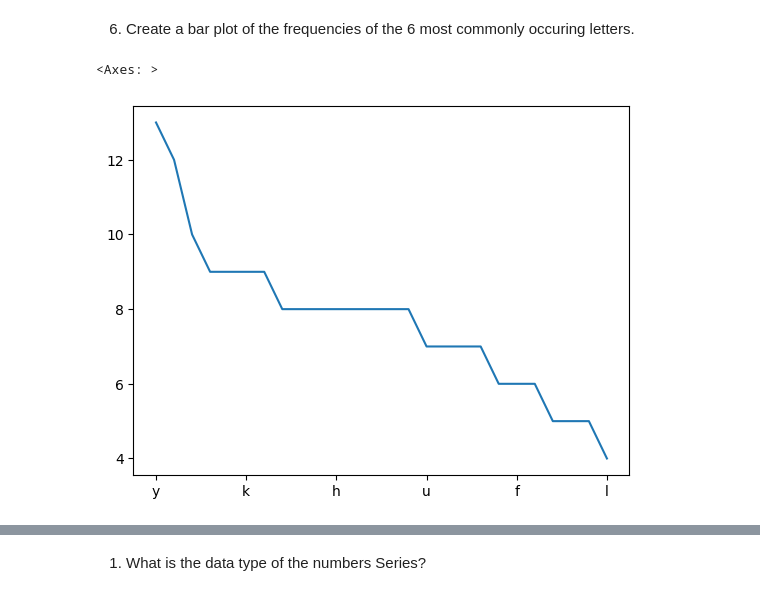
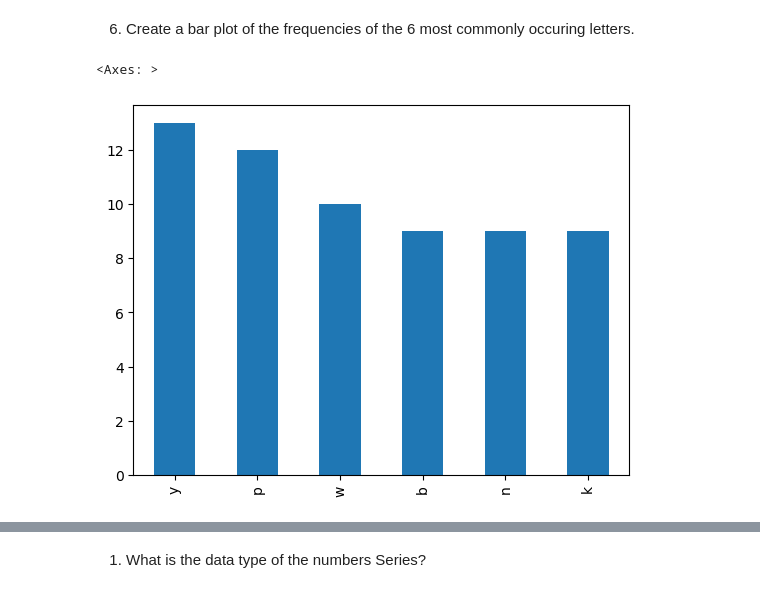
Before and after one commit to Alfred-W-S-Pirovits-Jr/numpy-pandas-visualization-exercises, a Jupyter notebook: pandas_series.ipynb, the cells around one changed output, grey strips where cells are left out. Saved outputs shown, nothing was run; the diff lists cells and outputs as text; code cells hidden in the pictures.

```diff
--- a/pandas_series.ipynb
+++ b/pandas_series.ipynb
@@ -332,10 +366,10 @@ Length: 200, dtype: object
 # %% [markdown]
 6.  Create a bar plot of the frequencies of the 6 most commonly occuring letters.
 # %%
-letters.value_counts().plot()
+letters.value_counts().head(6).plot.bar()
 # %% [output]
 <Axes: >
-[figure, old version]
+[figure, new version]
 # %%
 numbers = ['$796,459.41', '$278.60', '$482,571.67', '$4,503,915.98', '$2,121,418.3', '$1,260,813.3', '$87,231.01', '$1,509,175.45', '$4,138,548.00', '$2,848,913.80', '$594,715.39', '$4,789,988.17', '$4,513,644.5', '$3,191,059.97', '$1,758,712.24', '$4,338,283.54', '$4,738,303.38', '$2,791,759.67', '$769,681.94', '$452,650.23']
 numbers
```
Also changed, not shown: parts of 17 cells of this notebook.
